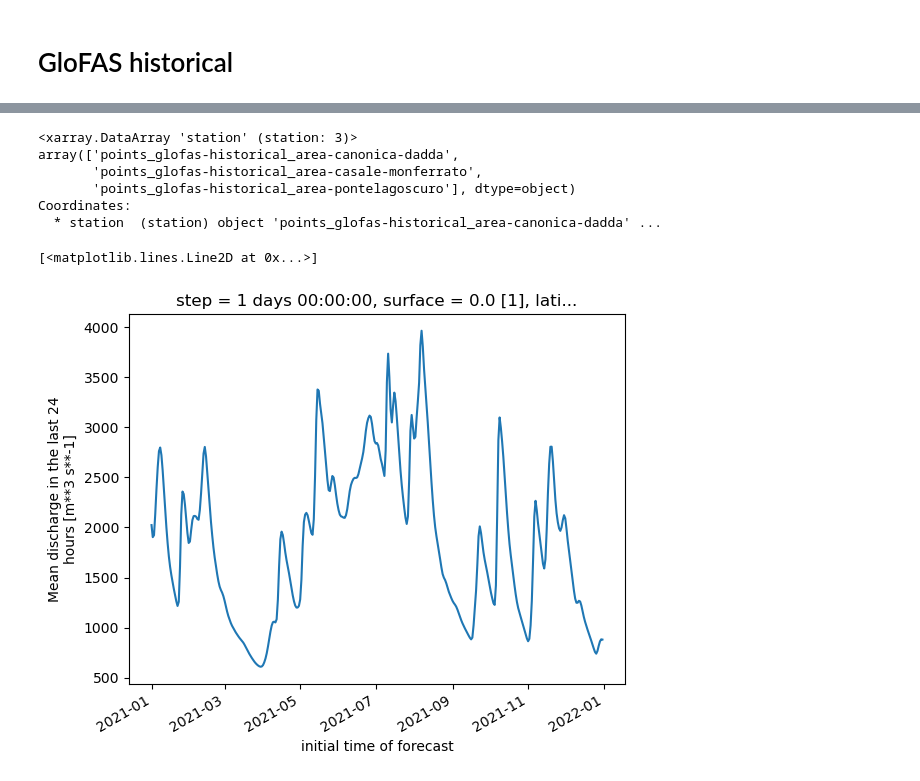
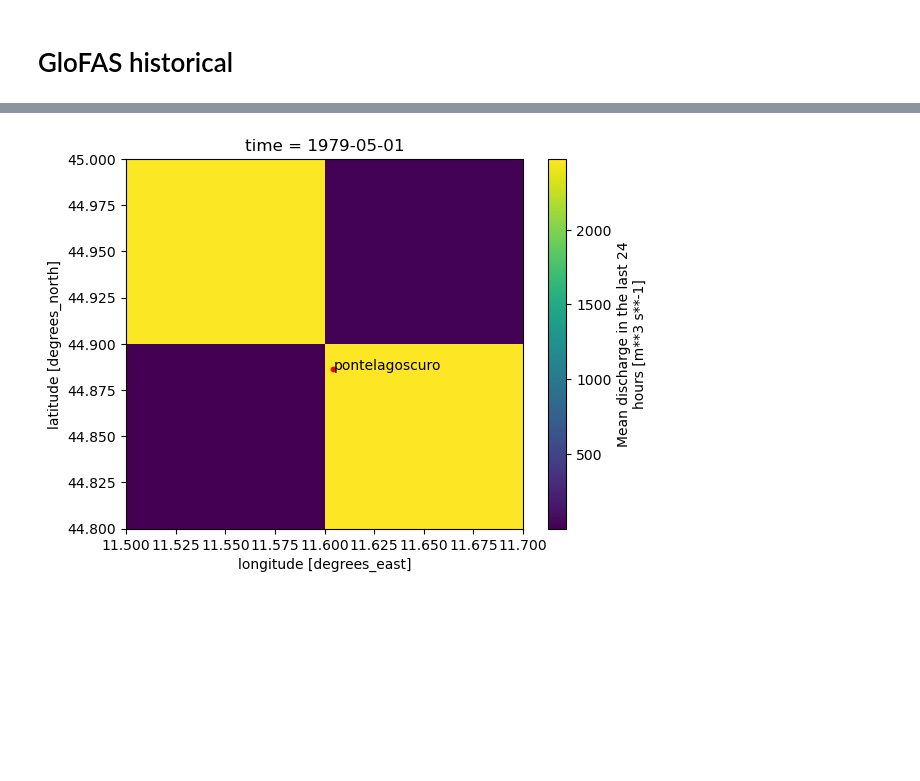
Before and after one commit to iacopoff/climetlab-cems-flood, a Jupyter notebook: notebooks/glofas-historical.ipynb, the cells around one changed output, grey strips where cells are left out. Saved outputs shown, nothing was run; the diff lists cells and outputs as text; code cells hidden in the pictures; blank space fills up the shorter version.

Commit message:
show coords dev

```diff
--- a/notebooks/glofas-historical.ipynb
+++ b/notebooks/glofas-historical.ipynb
@@ -30,12 +41,11 @@ hist = cml.load_dataset(
             model='lisflood',
             product_type='consolidated',
             system_version='version_3_1',
-            temporal_filter= '2020-2021 * *',
+            temporal_filter= '* 05-09 *',
             variable="river_discharge_in_the_last_24_hours",
             coords=[ps,cm,ca],
-            #area= [rhine,rhine2, rhine3],
-            split_on = ['coords',('hyear',1)],
-            threads = 6,
-            merger=None
+            #area = [rhine, po]
+            split_on = ['coords', ('hyear',1)],
+            threads = 24
         )
 # %% [output]
@@ -61 +53,5 @@ hist = cml.load_dataset(
+# %%
+hist.show_coords('ponte')
+# %% [output]
+[figure, added]
 # %%
@@ -68,14 +63,0 @@ ds = xr.open_mfdataset(fp)#, combine='nested', concat_dim="station")
-# %%
-ds.station
-# %% [output]
-<xarray.DataArray 'station' (station: 3)>
-array(['points_glofas-historical_area-canonica-dadda',
-       'points_glofas-historical_area-casale-monferrato',
-       'points_glofas-historical_area-pontelagoscuro'], dtype=object)
-Coordinates:
-  * station  (station) object 'points_glofas-historical_area-canonica-dadda' ...
-# %%
-hist.source.indexes[1].to_xarray().isel(step=0,surface=0,latitude=1,longitude=1).dis24.plot()
-# %% [output]
-[<matplotlib.lines.Line2D at 0x...>]
-[figure, removed]
```
Also changed, not shown: parts of 18 cells of this notebook, 4 other files.
